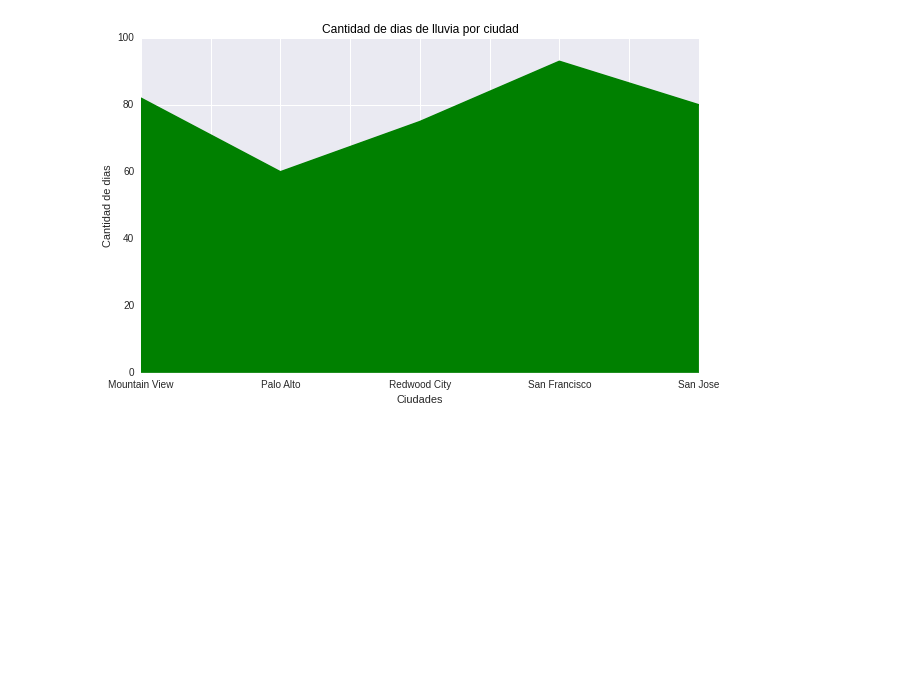
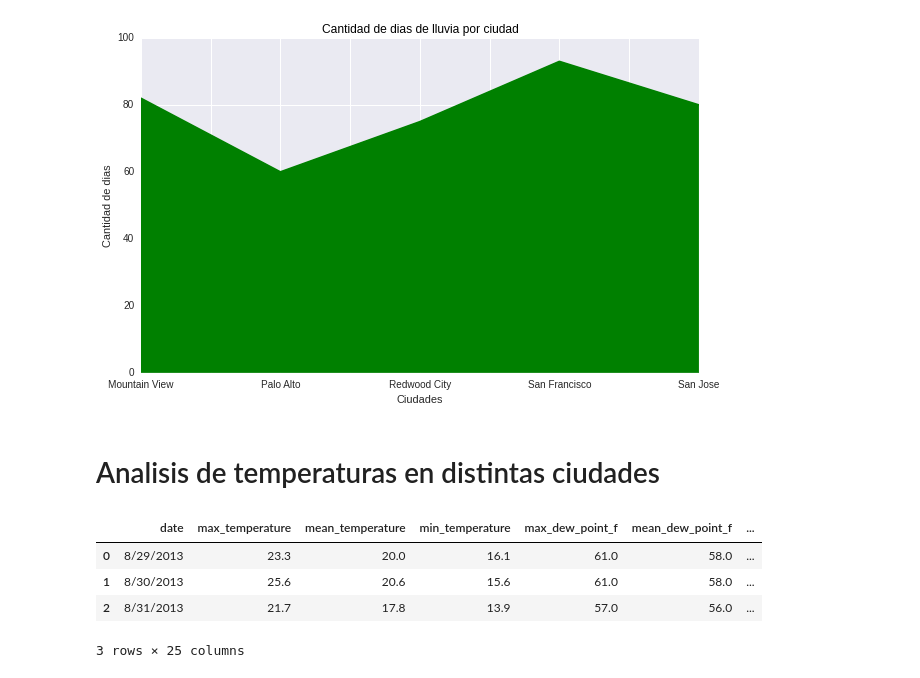
Before and after one commit to AlexVilla92/TP-Datos-2017, a Jupyter notebook: TP1-Exploracion-De-Datos-07-Relacion-Entre-Alquileres-Y-Clima.ipynb, the cells around one changed output. Cells and saved outputs as stored; diff of their text form; code cells hidden in the pictures; blank space fills up the shorter version.

```diff
--- a/TP1-Exploracion-De-Datos-07-Relacion-Entre-Alquileres-Y-Clima.ipynb
+++ b/TP1-Exploracion-De-Datos-07-Relacion-Entre-Alquileres-Y-Clima.ipynb
@@ -133,3 +133,5 @@ plt.xlabel('Ciudades')
 # %% [output]
 <matplotlib.text.Text at 0x...>
 [figure]
+# %% [markdown]
+# Analisis de temperaturas en distintas ciudades
@@ -135,0 +145,8 @@ plt.xlabel('Ciudades')
+# %%
+weather.head(3)
+# %% [output]
+|  | date | max_temperature | mean_temperature | min_temperature | max_dew_point_f | mean_dew_point_f | ... |
+| 0 | 8/29/2013 | 23.3 | 20.0 | 16.1 | 61.0 | 58.0 | ... |
+| 1 | 8/30/2013 | 25.6 | 20.6 | 15.6 | 61.0 | 58.0 | ... |
+| 2 | 8/31/2013 | 21.7 | 17.8 | 13.9 | 57.0 | 56.0 | ... |
+3 rows × 25 columns
```
Also changed, not shown: parts of 6 cells of this notebook.
